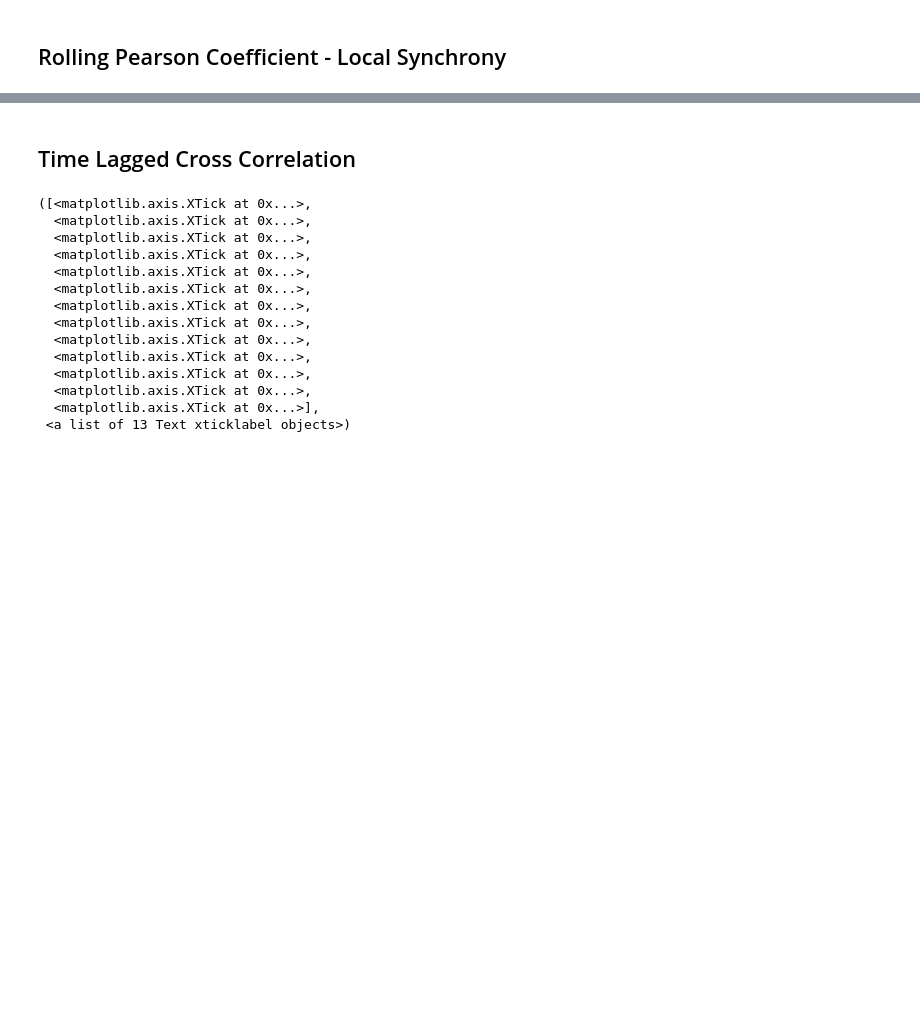
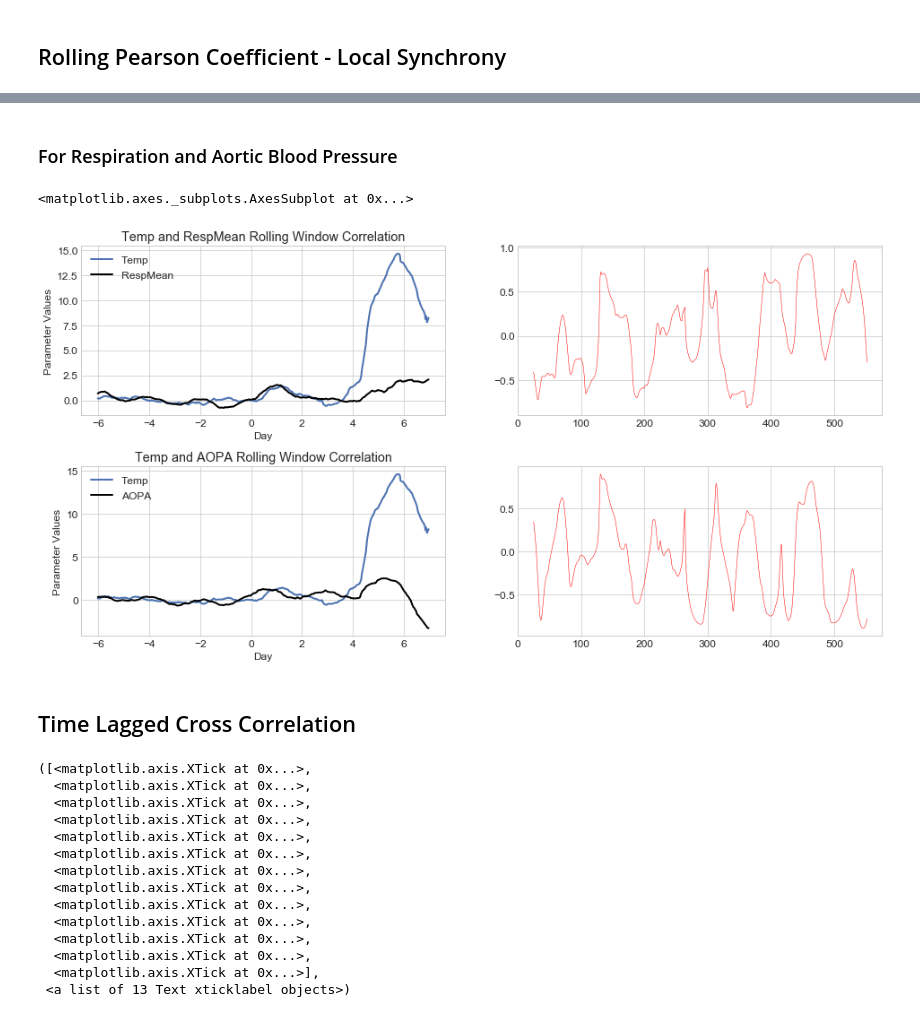
Before and after one commit to camille-004/scripps-internship, a Jupyter notebook: cross_correlation.ipynb, the cells around one changed output, grey strips where cells are left out. Saved outputs shown, nothing was run; the diff lists cells and outputs as text; code cells hidden in the pictures; blank space fills up the shorter version.

```diff
--- a/cross_correlation.ipynb
+++ b/cross_correlation.ipynb
@@ -113,3 +159,44 @@ rolling_r_rr.plot(color='r', lw=0.5)
+# %% [markdown]
+### For Respiration and Aortic Blood Pressure
+# %%
+plt.subplots_adjust(hspace=0.3)
+
+plt.subplot(2, 2, 1)
+plt.plot(df.loc['e1015'].loc['Temp_Mean']['Day'],
+         df.loc['e1015'].loc['Temp_Mean']['Moving_Average'],
+         label='Temp')
+plt.plot(df.loc['e1015'].loc['RespMean_Mean']['Day'],
+         df.loc['e1015'].loc['RespMean_Mean']['Moving_Average'],
+         color='black', label='RespMean')
+plt.title('Temp and RespMean Rolling Window Correlation')
+plt.xlabel('Day')
+plt.ylabel('Parameter Values')
+plt.legend()
+
+plt.subplot(2, 2, 2)
+rolling_r_resp = temp_hr['Temp'].rolling(
+    window=r_window_size, center=True).corr(temp_hr['Resp'])
+rolling_r_resp.plot(color='r', lw=0.5)
+
+plt.subplot(2, 2, 3)
+plt.plot(df.loc['e1015'].loc['Temp_Mean']['Day'],
+         df.loc['e1015'].loc['Temp_Mean']['Moving_Average'],
+         label='Temp')
+plt.plot(df.loc['e1015'].loc['AOPAMean_Mean']['Day'],
+         df.loc['e1015'].loc['AOPAMean_Mean']['Moving_Average'],
+         color='black', label='AOPA')
+plt.title('Temp and AOPA Rolling Window Correlation')
+plt.xlabel('Day')
+plt.ylabel('Parameter Values')
+plt.legend()
+
+plt.subplot(2, 2, 4)
+rolling_r_aopa = temp_hr['Temp'].rolling(
+    window=r_window_size, center=True).corr(temp_hr['AOPA'])
+rolling_r_aopa.plot(color='r', lw=0.5)
+# %% [output]
+<matplotlib.axes._subplots.AxesSubplot at 0x...>
+[figure, added]
 # %% [markdown]
 ## Time Lagged Cross Correlation
 # %%
```
Also changed, not shown: parts of 8 cells of this notebook, 2 other files.
